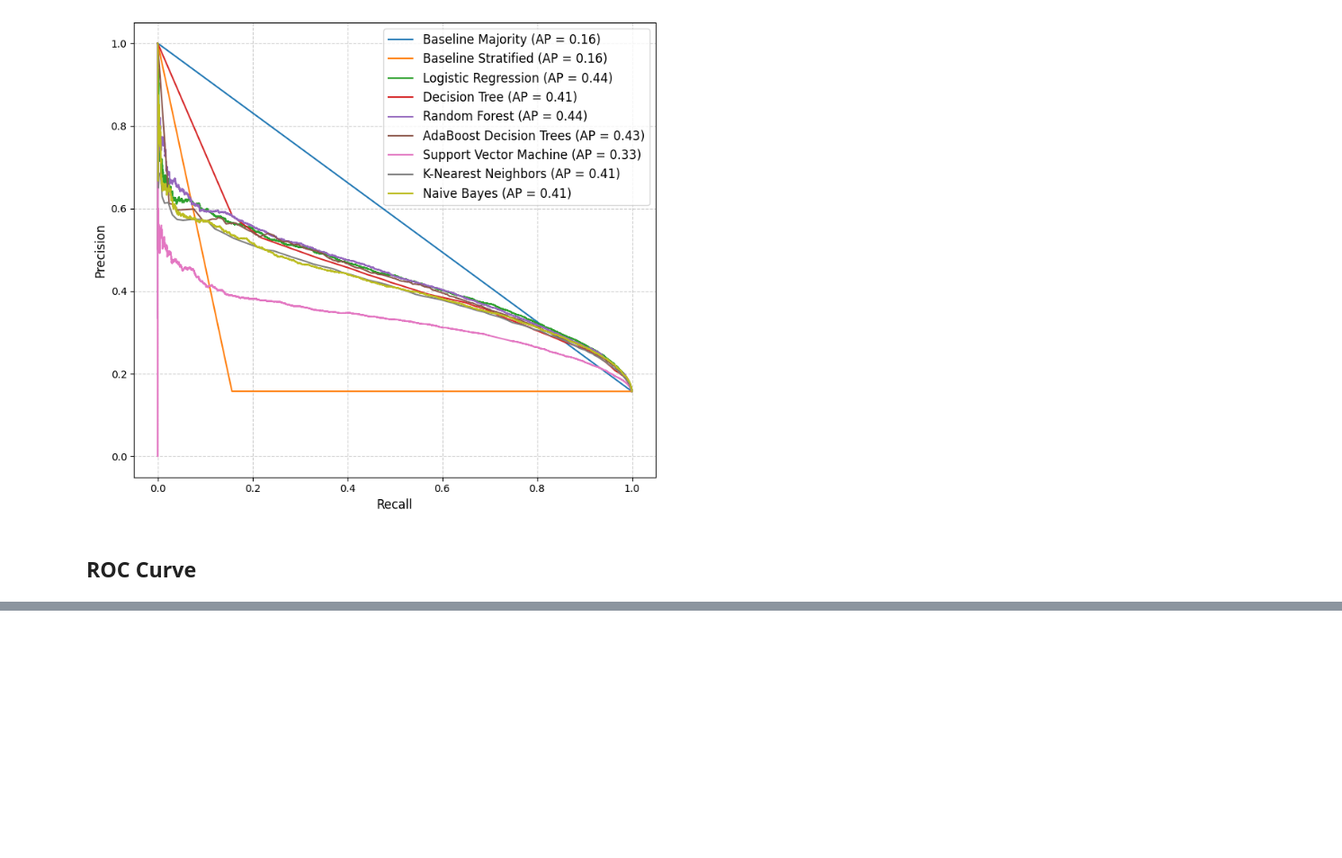
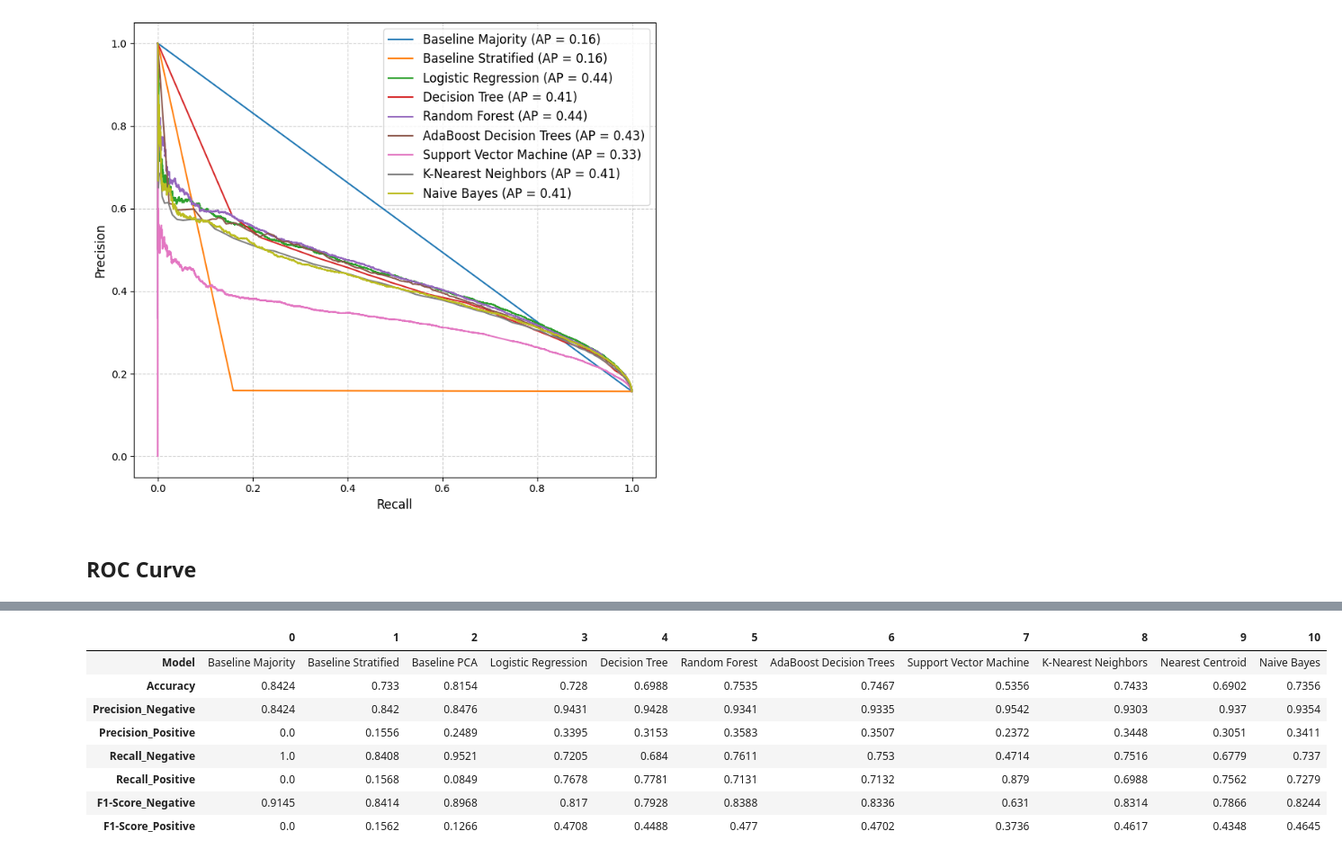
Before and after one commit to benediktpri/ie500_data_mining_project, a Jupyter notebook: notebooks/evaluation.ipynb, the cells around one changed output, grey strips where cells are left out. Shown at 90% size. Saved outputs shown, nothing was run; the diff lists cells and outputs as text; code cells hidden in the pictures; blank space fills up the shorter version.

```diff
--- a/notebooks/evaluation.ipynb
+++ b/notebooks/evaluation.ipynb
@@ -368,0 +413,23 @@ plt.show()
+# %%
+metrics_df_filtered = metrics_df[[
+    'Model',
+    'Accuracy',
+    'Precision_Negative',
+    'Precision_Positive',
+    'Recall_Negative',
+    'Recall_Positive',
+    'F1-Score_Negative',
+    'F1-Score_Positive'
+]]
+
+metrics_df_filtered.T
+# %% [output]
+|  | 0 | 1 | 2 | 3 | 4 | 5 | 6 | 7 | 8 | 9 | 10 |
+| Model | Baseline Majority | Baseline Stratified | Baseline PCA | Logistic Regression | Decision Tree | Random Forest | AdaBoost Decision Trees | Support Vector Machine | K-Nearest Neighbors | Nearest Centroid | Naive Bayes |
+| Accuracy | 0.8424 | 0.733 | 0.8154 | 0.728 | 0.6988 | 0.7535 | 0.7467 | 0.5356 | 0.7433 | 0.6902 | 0.7356 |
+| Precision_Negative | 0.8424 | 0.842 | 0.8476 | 0.9431 | 0.9428 | 0.9341 | 0.9335 | 0.9542 | 0.9303 | 0.937 | 0.9354 |
+| Precision_Positive | 0.0 | 0.1556 | 0.2489 | 0.3395 | 0.3153 | 0.3583 | 0.3507 | 0.2372 | 0.3448 | 0.3051 | 0.3411 |
+| Recall_Negative | 1.0 | 0.8408 | 0.9521 | 0.7205 | 0.684 | 0.7611 | 0.753 | 0.4714 | 0.7516 | 0.6779 | 0.737 |
+| Recall_Positive | 0.0 | 0.1568 | 0.0849 | 0.7678 | 0.7781 | 0.7131 | 0.7132 | 0.879 | 0.6988 | 0.7562 | 0.7279 |
+| F1-Score_Negative | 0.9145 | 0.8414 | 0.8968 | 0.817 | 0.7928 | 0.8388 | 0.8336 | 0.631 | 0.8314 | 0.7866 | 0.8244 |
+| F1-Score_Positive | 0.0 | 0.1562 | 0.1266 | 0.4708 | 0.4488 | 0.477 | 0.4702 | 0.3736 | 0.4617 | 0.4348 | 0.4645 |
```
Also changed, not shown: parts of 11 cells of this notebook, 2 other files.
